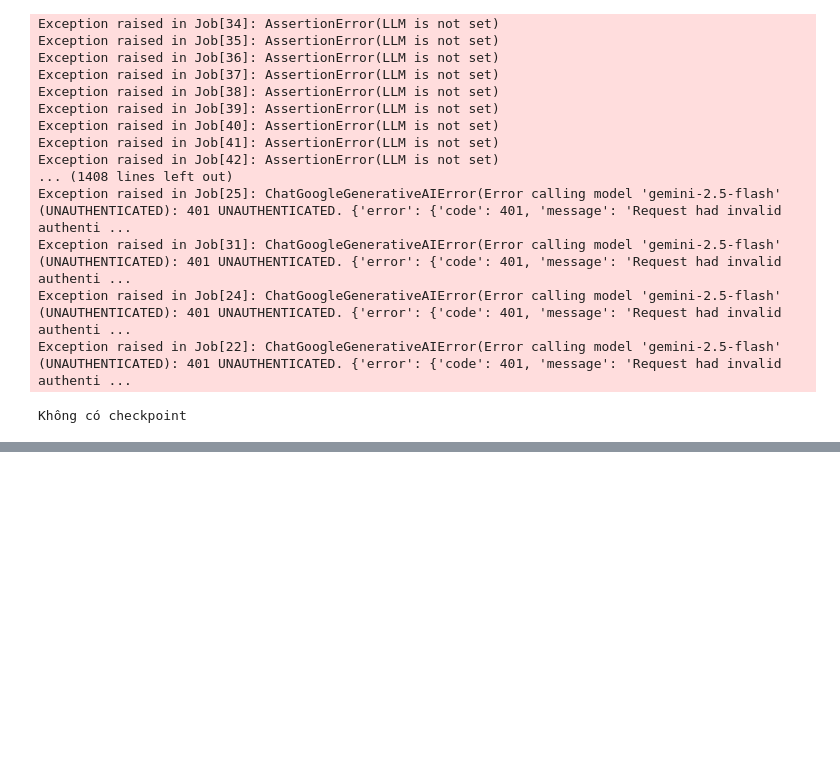
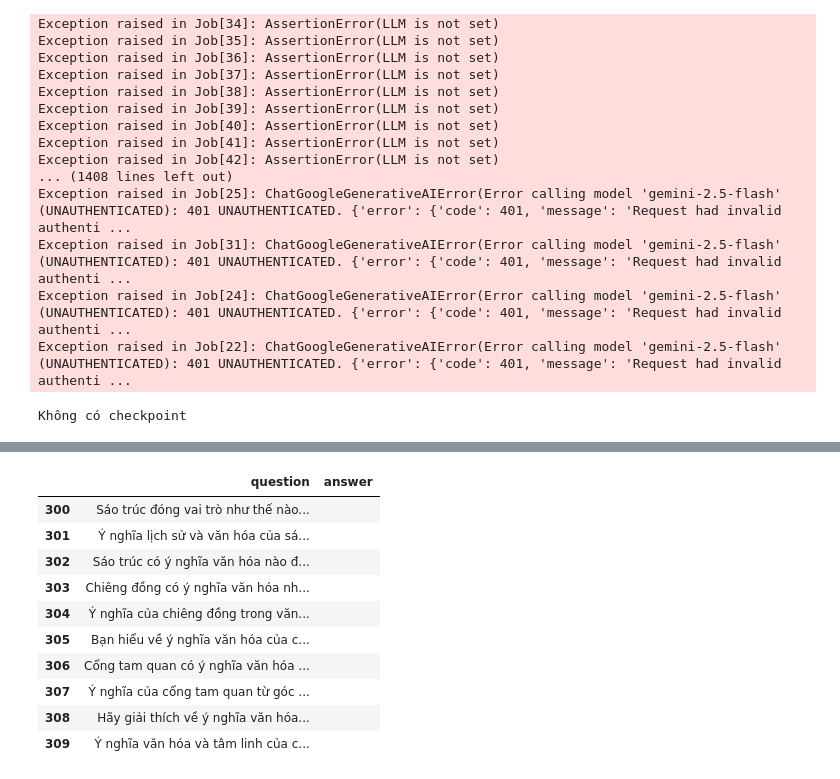
Before and after one commit to KhanhDao1512/VietCulture_Rag, a Jupyter notebook: notebooks/benchmark.ipynb, the cells around one changed output, grey strips where cells are left out. Drawn from its saved outputs; the diff is of its cells as text; code cells hidden in the pictures; blank space fills up the shorter version.

```diff
--- a/notebooks/benchmark.ipynb
+++ b/notebooks/benchmark.ipynb
@@ -690,0 +714,16 @@ print(merged.groupby("difficulty")[["faithfulness","answer_relevancy"]].mean())
+# %%
+df = pd.read_json("notebooks/eval_results_full.json")
+
+df[df["category"]=="nhac_cu"][["question","answer"]].head(10)
+# %% [output]
+|  | question | answer |
+| 300 | Sáo trúc đóng vai trò như thế nào... |  |
+| 301 | Ý nghĩa lịch sử và văn hóa của sá... |  |
+| 302 | Sáo trúc có ý nghĩa văn hóa nào đ... |  |
+| 303 | Chiêng đồng có ý nghĩa văn hóa nh... |  |
+| 304 | Ý nghĩa của chiêng đồng trong văn... |  |
+| 305 | Bạn hiểu về ý nghĩa văn hóa của c... |  |
+| 306 | Cổng tam quan có ý nghĩa văn hóa ... |  |
+| 307 | Ý nghĩa của cổng tam quan từ góc ... |  |
+| 308 | Hãy giải thích về ý nghĩa văn hóa... |  |
+| 309 | Ý nghĩa văn hóa và tâm linh của c... |  |
```
Also changed, not shown: parts of 6 cells of this notebook, 2 other files.
